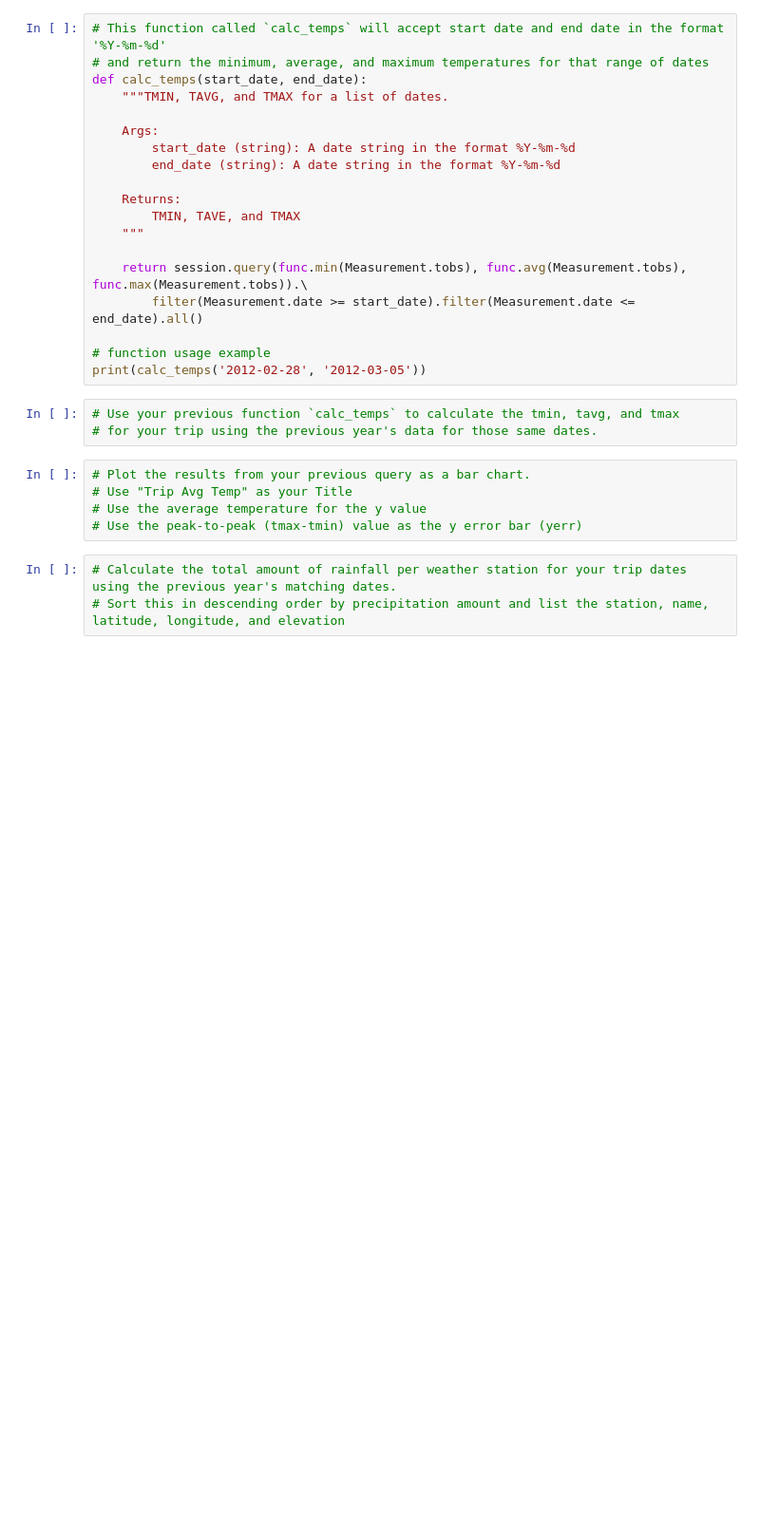
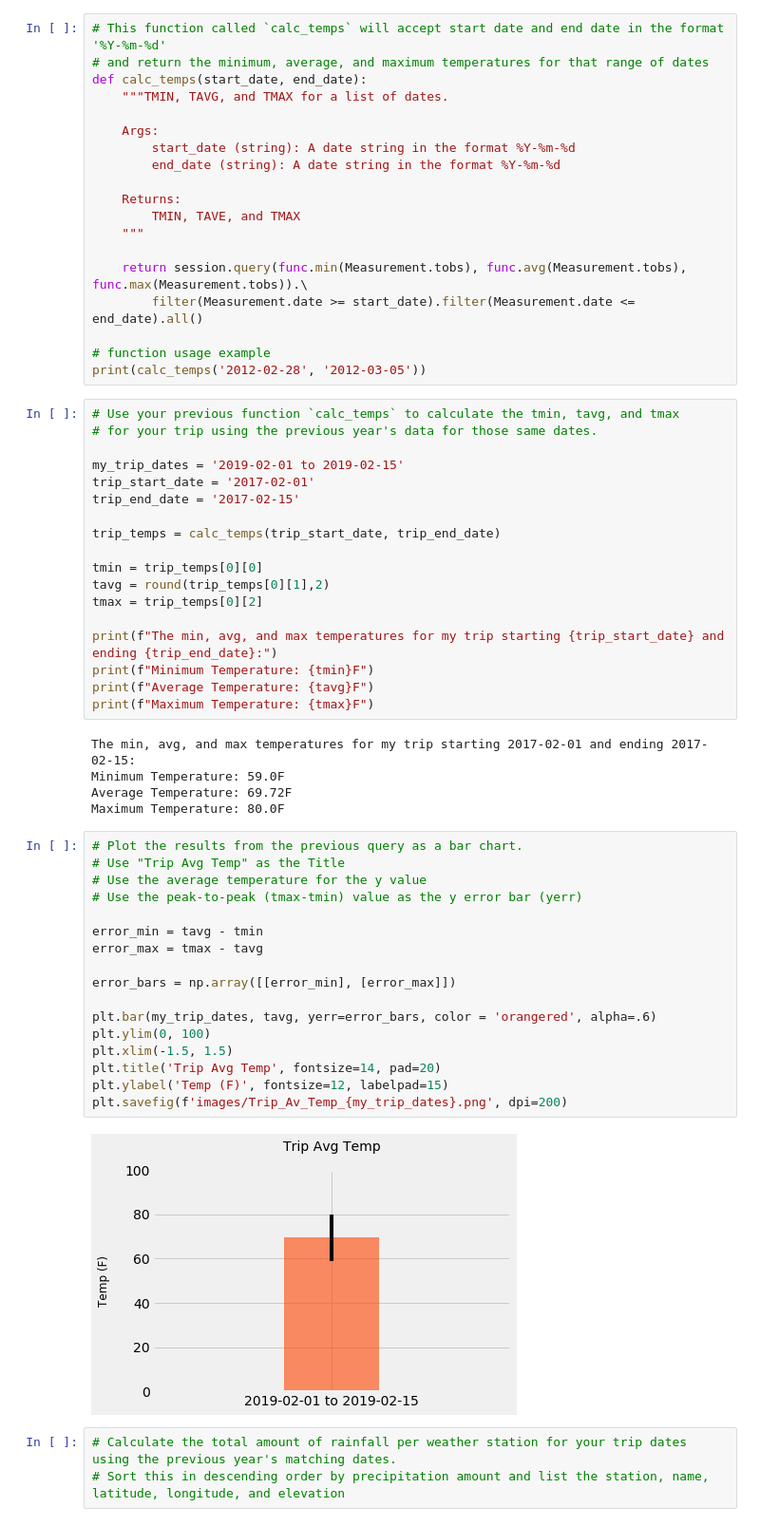
Before and after one commit to anulkar/sqlalchemy-challenge, a Jupyter notebook: climate_analysis.ipynb, the cells around one changed output. Shown at 95% size. Cells and saved outputs as stored; diff of their text form; blank space fills up the shorter version.

Commit message:
Calculated temperature analysis for my trip dates

```diff
--- a/climate_analysis.ipynb
+++ b/climate_analysis.ipynb
@@ -169,14 +169,48 @@ def calc_temps(start_date, end_date):
 
 # function usage example
 print(calc_temps('2012-02-28', '2012-03-05'))
-# %%
-# Use your previous function `calc_temps` to calculate the tmin, tavg, and tmax
-# for your trip using the previous year's data for those same dates.
+# %%
+# Use your previous function `calc_temps` to calculate the tmin, tavg, and tmax
+# for your trip using the previous year's data for those same dates.
+
+my_trip_dates = '2019-02-01 to 2019-02-15'
+trip_start_date = '2017-02-01'
+trip_end_date = '2017-02-15'
+
+trip_temps = calc_temps(trip_start_date, trip_end_date)
+
+tmin = trip_temps[0][0]
+tavg = round(trip_temps[0][1],2)
+tmax = trip_temps[0][2]
+
+print(f"The min, avg, and max temperatures for my trip starting {trip_start_date} and ending {trip_end_date}:")
+print(f"Minimum Temperature: {tmin}F")
+print(f"Average Temperature: {tavg}F")
+print(f"Maximum Temperature: {tmax}F")
+# %% [output]
+The min, avg, and max temperatures for my trip starting 2017-02-01 and ending 2017-02-15:
+Minimum Temperature: 59.0F
+Average Temperature: 69.72F
+Maximum Temperature: 80.0F
 # %%
-# Plot the results from your previous query as a bar chart.
-# Use "Trip Avg Temp" as your Title
+# Plot the results from the previous query as a bar chart.
+# Use "Trip Avg Temp" as the Title
 # Use the average temperature for the y value
 # Use the peak-to-peak (tmax-tmin) value as the y error bar (yerr)
+
+error_min = tavg - tmin
+error_max = tmax - tavg
+
+error_bars = np.array([[error_min], [error_max]])
+
+plt.bar(my_trip_dates, tavg, yerr=error_bars, color = 'orangered', alpha=.6)
+plt.ylim(0, 100)
+plt.xlim(-1.5, 1.5)
+plt.title('Trip Avg Temp', fontsize=14, pad=20)
+plt.ylabel('Temp (F)', fontsize=12, labelpad=15)
+plt.savefig(f'images/Trip_Av_Temp_{my_trip_dates}.png', dpi=200)
+# %% [output]
+[figure, added]
 # %%
 # Calculate the total amount of rainfall per weather station for your trip dates using the previous year's matching dates.
 # Sort this in descending order by precipitation amount and list the station, name, latitude, longitude, and elevation
```
